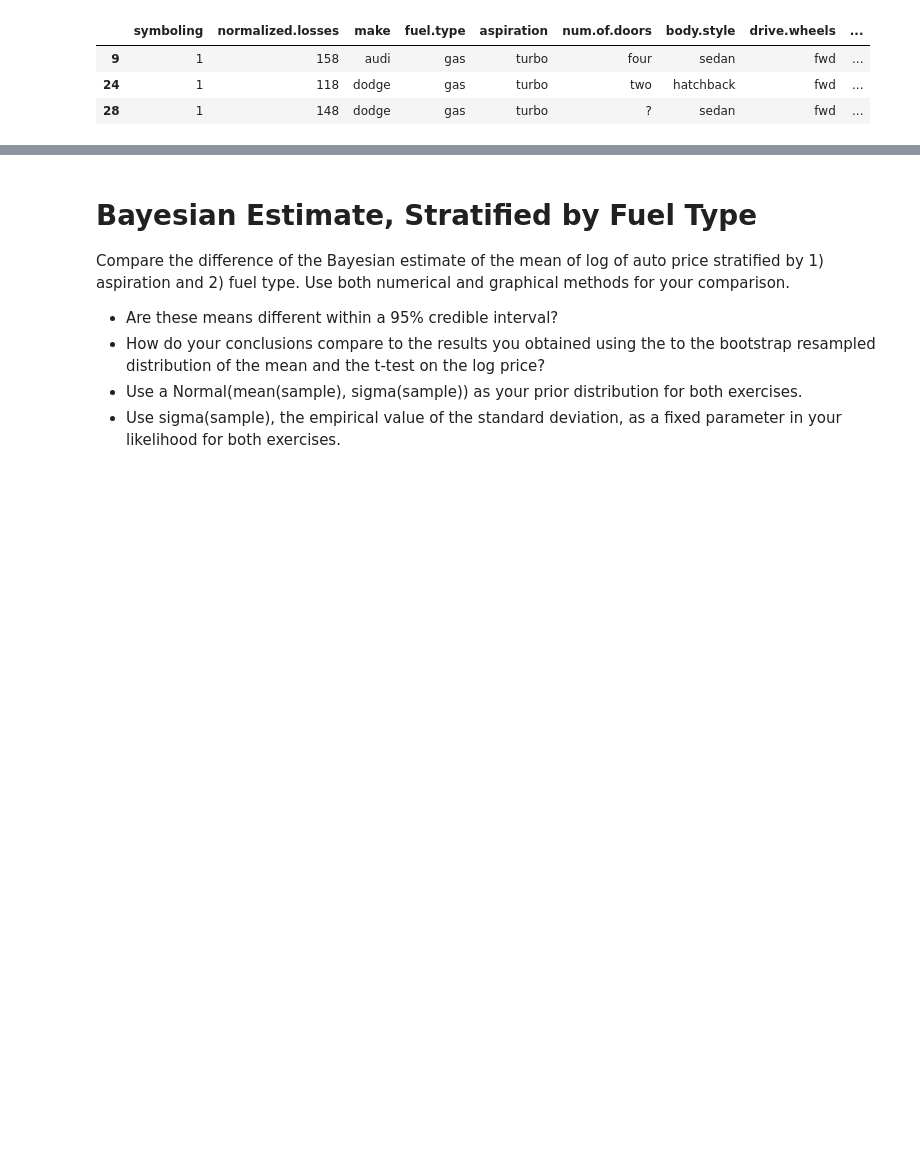
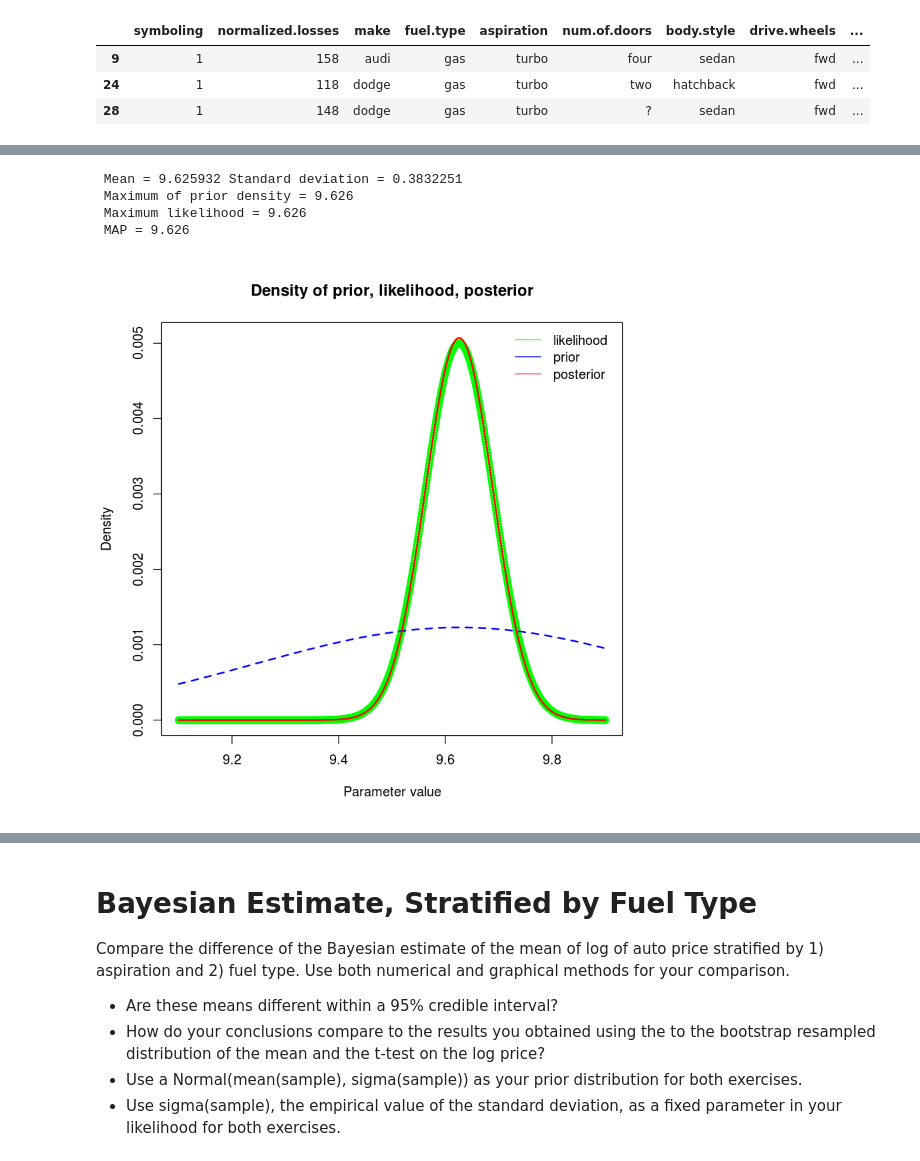
Before and after one commit to JingruWu10/UW_DataScience, a Jupyter notebook: Q2/HW06/HW06_Salemann_DRAFT.ipynb, the cells around one changed output, grey strips where cells are left out. Drawn from its saved outputs; the diff is of its cells as text; code cells hidden in the pictures; blank space fills up the shorter version.

```diff
--- a/Q2/HW06/HW06_Salemann_DRAFT.ipynb
+++ b/Q2/HW06/HW06_Salemann_DRAFT.ipynb
@@ -187,3 +143,20 @@ plot.post(pp, like.autos.std, post.autos.std, p)
+# %%
+meanLogPrice.turbo = mean(c(autos.turbo$logPrice))
+sdevLogPrice.turbo = sd(autos.turbo$logPrice)
+autos.turbo$logPrice = sort(autos.turbo$logPrice, decreasing = FALSE)
+
+pp = dnorm(p, mean = meanLogPrice.turbo, sd = sdevLogPrice.turbo) ## start with a fairly broad prior
+pp = pp / sum(pp)
+
+like.autos.turbo = comp.like(p, autos.turbo$logPrice)
+post.autos.turbo = posterior(pp, like.autos.turbo)
+plot.post(pp, like.autos.turbo, post.autos.turbo, p)
+# %% [output]
+ Mean = 9.625932 Standard deviation = 0.3832251
+ Maximum of prior density = 9.626
+ Maximum likelihood = 9.626
+ MAP = 9.626
+[figure, added]
 # %%
 nSamps = 100000
 qs = c(0.025, 0.975)
```
Also changed, not shown: parts of 14 cells of this notebook.
